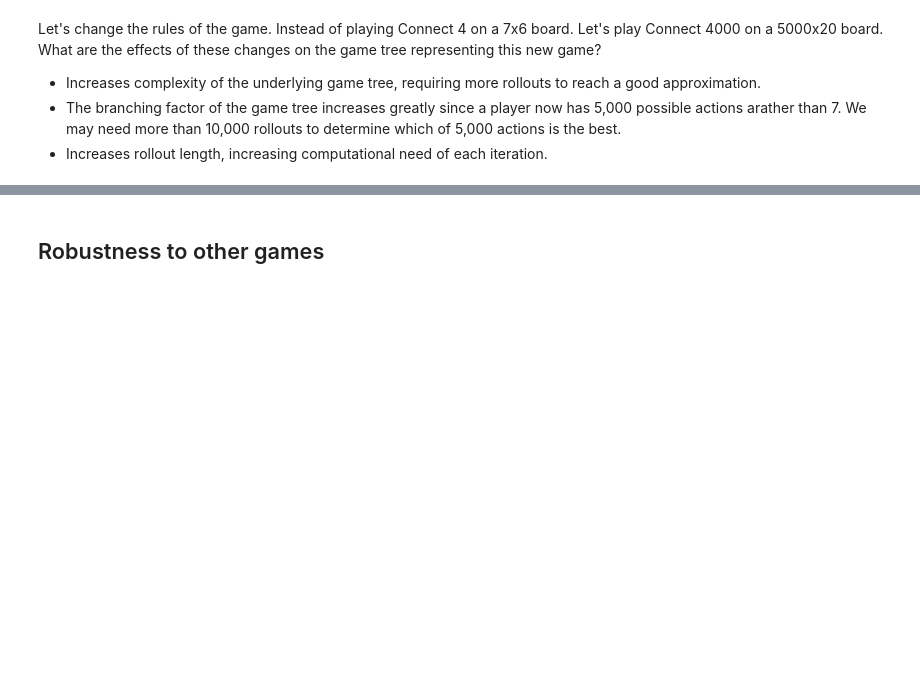
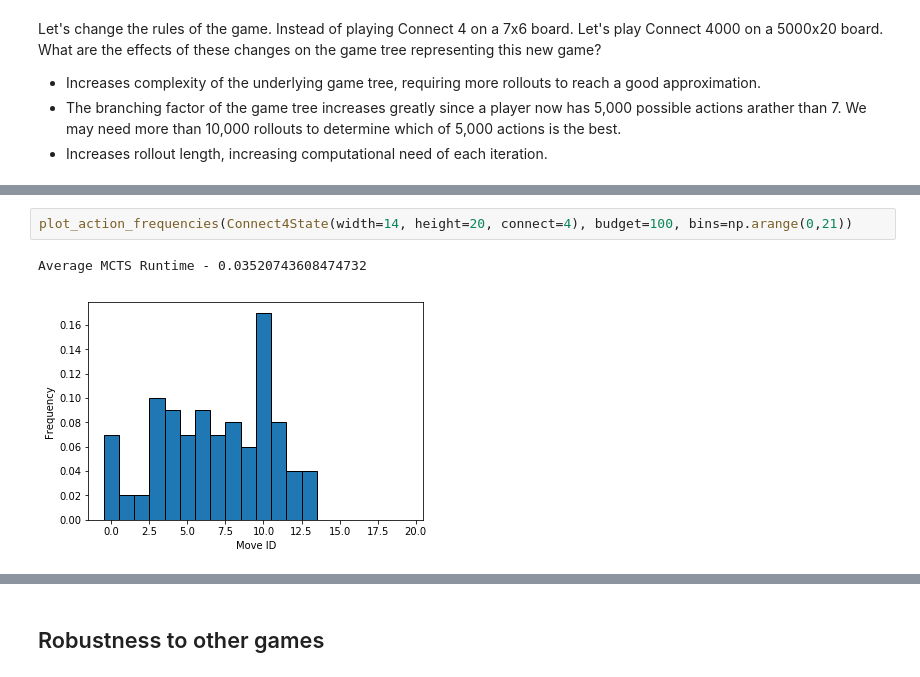
Before and after one commit to Danielhp95/ai-in-games-mcts, a Jupyter notebook: MCTS-tutorial.ipynb, the cells around one changed output, grey strips where cells are left out. Drawn from its saved outputs; the diff is of its cells as text; blank space fills up the shorter version.

```diff
--- a/MCTS-tutorial.ipynb
+++ b/MCTS-tutorial.ipynb
@@ -518,0 +545,5 @@ KeyboardInterrupt:
+# %%
+plot_action_frequencies(Connect4State(width=14, height=20, connect=4), budget=100, bins=np.arange(0,21))
+# %% [output]
+Average MCTS Runtime - 0.03520743608474732
+[figure, added]
```
Also changed, not shown: parts of 12 cells of this notebook.
